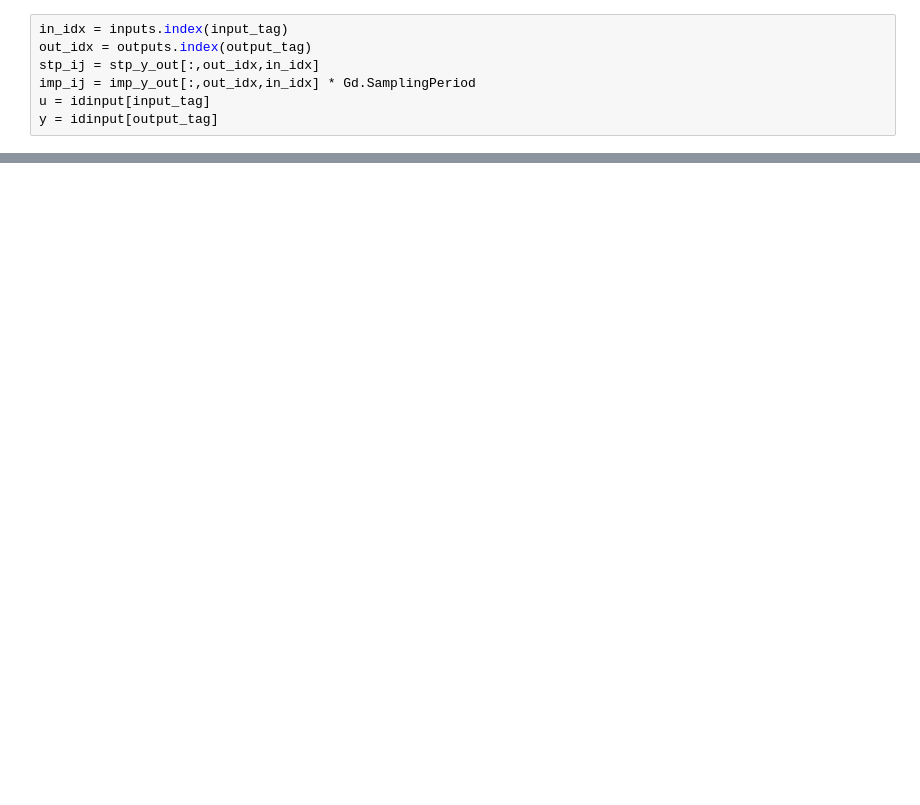
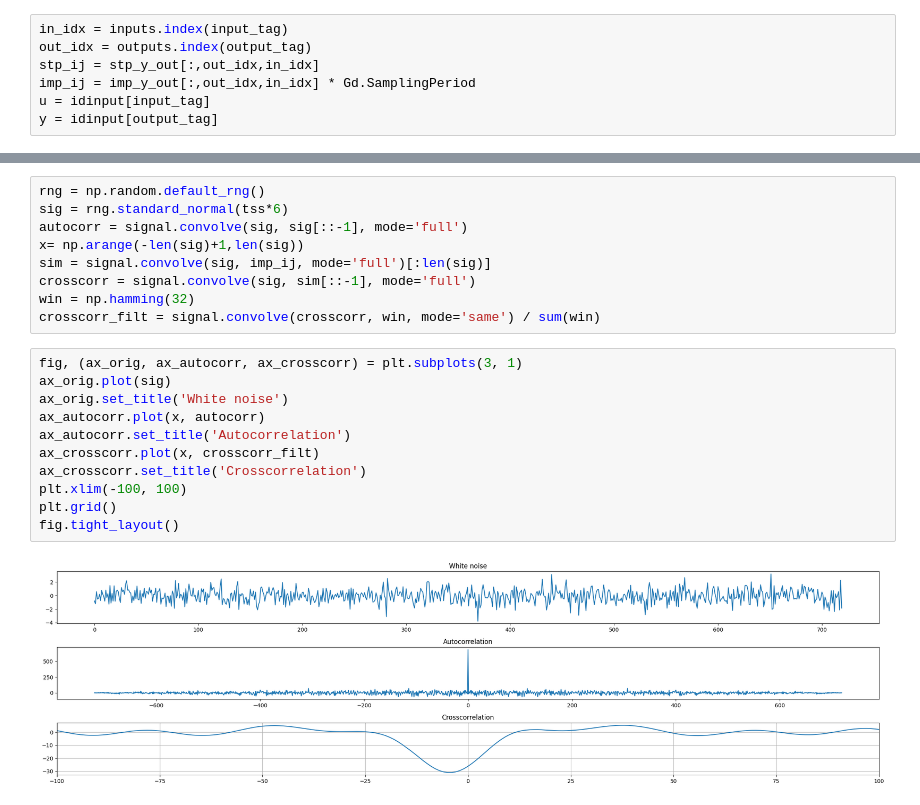
Before and after one commit to CPCLAB-UNIPI/SIPPY, a Jupyter notebook: Examples/subspace_id_frac2.ipynb, the cells around one changed output, grey strips where cells are left out. Drawn from its saved outputs; the diff is of its cells as text; blank space fills up the shorter version.

```diff
--- a/Examples/subspace_id_frac2.ipynb
+++ b/Examples/subspace_id_frac2.ipynb
@@ -176,0 +184,22 @@ axes.grid(True, which="both",color='gray', linestyle="-.", linewidth=0.5)
+# %%
+rng = np.random.default_rng()
+sig = rng.standard_normal(tss*6)
+autocorr = signal.convolve(sig, sig[::-1], mode='full')
+x= np.arange(-len(sig)+1,len(sig))
+sim = signal.convolve(sig, imp_ij, mode='full')[:len(sig)]
+crosscorr = signal.convolve(sig, sim[::-1], mode='full')
+win = np.hamming(32)
+crosscorr_filt = signal.convolve(crosscorr, win, mode='same') / sum(win)
+# %%
+fig, (ax_orig, ax_autocorr, ax_crosscorr) = plt.subplots(3, 1)
+ax_orig.plot(sig)
+ax_orig.set_title('White noise')
+ax_autocorr.plot(x, autocorr)
+ax_autocorr.set_title('Autocorrelation')
+ax_crosscorr.plot(x, crosscorr_filt)
+ax_crosscorr.set_title('Crosscorrelation')
+plt.xlim(-100, 100)
+plt.grid()
+fig.tight_layout()
+# %% [output]
+[figure, added]
```
Also changed, not shown: parts of 10 cells of this notebook, 2 other files.
